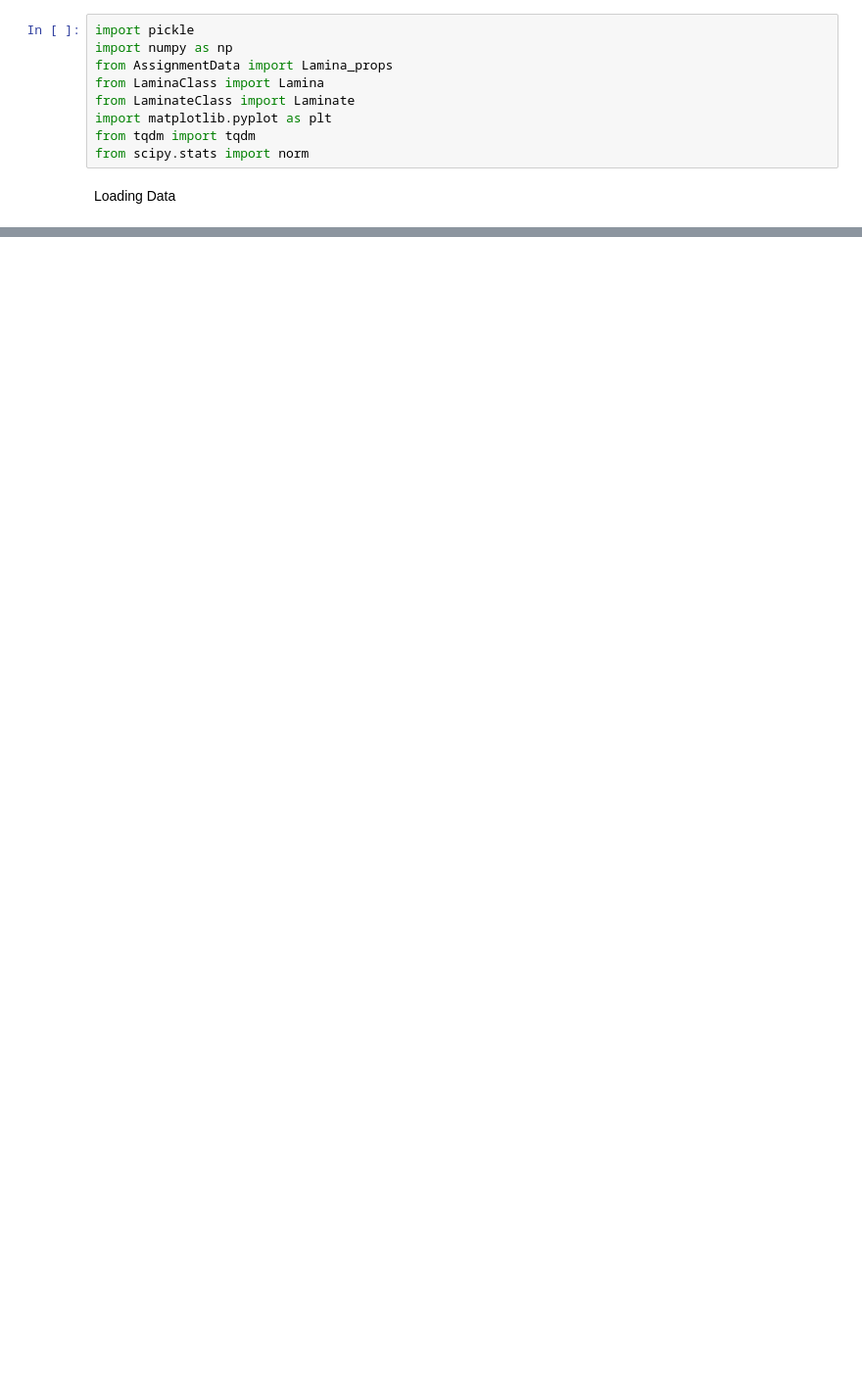
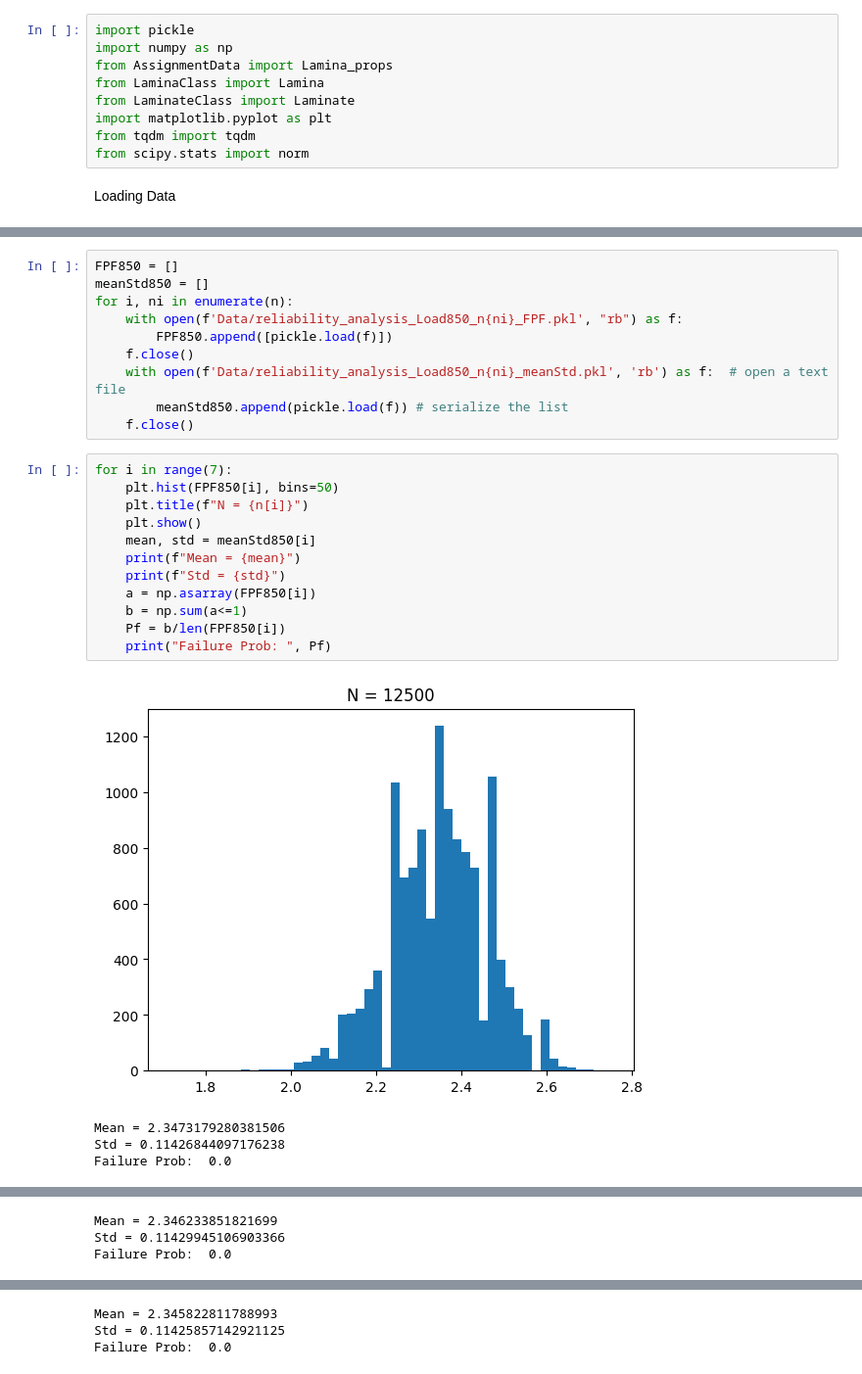
Before and after one commit to Daveed-droid/DACS1, a Jupyter notebook: Q3_DataAnalysis/DataVisualization.ipynb, the cells around one changed output, grey strips where cells are left out. Shown: that part at 98% size. Saved outputs shown, nothing was run; the diff lists cells and outputs as text; blank space fills up the shorter version.

```diff
--- a/Q3_DataAnalysis/DataVisualization.ipynb
+++ b/Q3_DataAnalysis/DataVisualization.ipynb
@@ -68 +63,28 @@ Std = 0.0822871189299778
 Failure Prob:  0.0
+# %%
+FPF850 = []
+meanStd850 = []
+for i, ni in enumerate(n):
+    with open(f'Data/reliability_analysis_Load850_n{ni}_FPF.pkl', "rb") as f:
+        FPF850.append([pickle.load(f)])
+    f.close()
+    with open(f'Data/reliability_analysis_Load850_n{ni}_meanStd.pkl', 'rb') as f:  # open a text file
+        meanStd850.append(pickle.load(f)) # serialize the list
+    f.close()
+# %%
+for i in range(7):
+    plt.hist(FPF850[i], bins=50)
+    plt.title(f"N = {n[i]}")
+    plt.show()
+    mean, std = meanStd850[i]
+    print(f"Mean = {mean}")
+    print(f"Std = {std}")
+    a = np.asarray(FPF850[i])
+    b = np.sum(a<=1)
+    Pf = b/len(FPF850[i])
+    print("Failure Prob: ", Pf)
+# %% [output]
+[figure, added]
+Mean = 2.3473179280381506
+Std = 0.11426844097176238
+Failure Prob:  0.0
@@ -68,0 +92,3 @@ Failure Prob:  0.0
+Mean = 2.346233851821699
+Std = 0.11429945106903366
+Failure Prob:  0.0
@@ -68,0 +96,3 @@ Failure Prob:  0.0
+Mean = 2.345822811788993
+Std = 0.11425857142921125
+Failure Prob:  0.0
```
Also changed, not shown: parts of 5 cells of this notebook, 23 other files.
